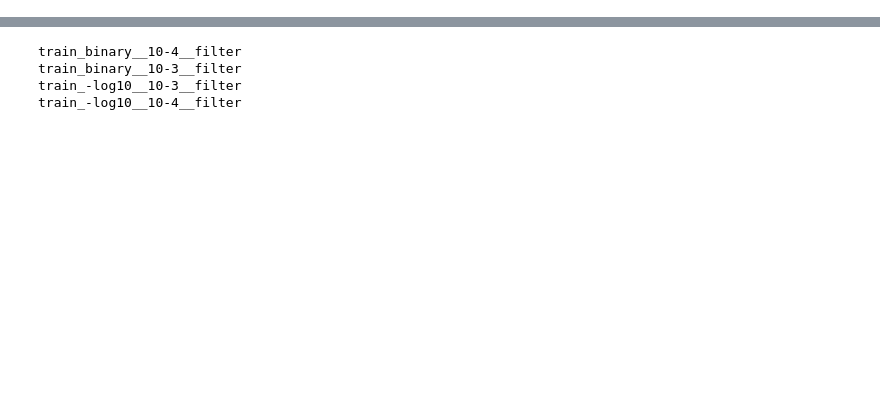
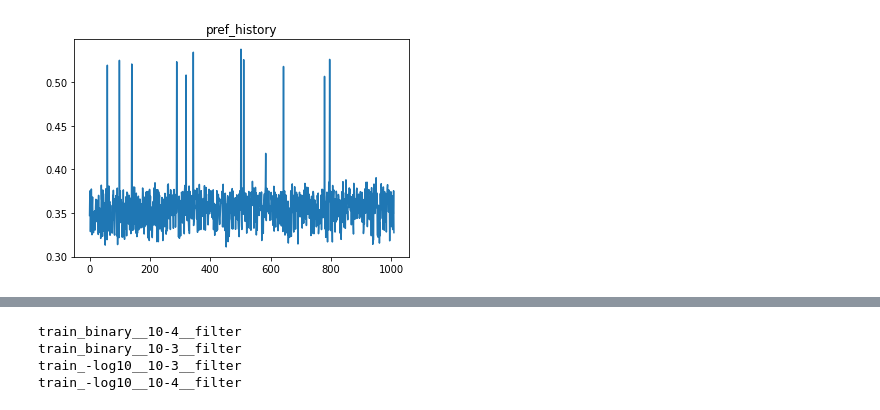
Before and after one commit to JiandeWuu/sixthTool, a Jupyter notebook: pref.ipynb, the cells around one changed output, grey strips where cells are left out. Cells and saved outputs as stored; diff of their text form; code cells hidden in the pictures; blank space fills up the shorter version.

```diff
--- a/pref.ipynb
+++ b/pref.ipynb
@@ -40,0 +58,6 @@ from Function import svm_function
+# %%
+plt.plot(np.arange(len(perf['pref_history'])), np.array(perf['pref_history']))
+plt.title("pref_history")
+plt.show()
+# %% [output]
+[figure, added]
```
Also changed, not shown: parts of 9 cells of this notebook, 7 other files.
